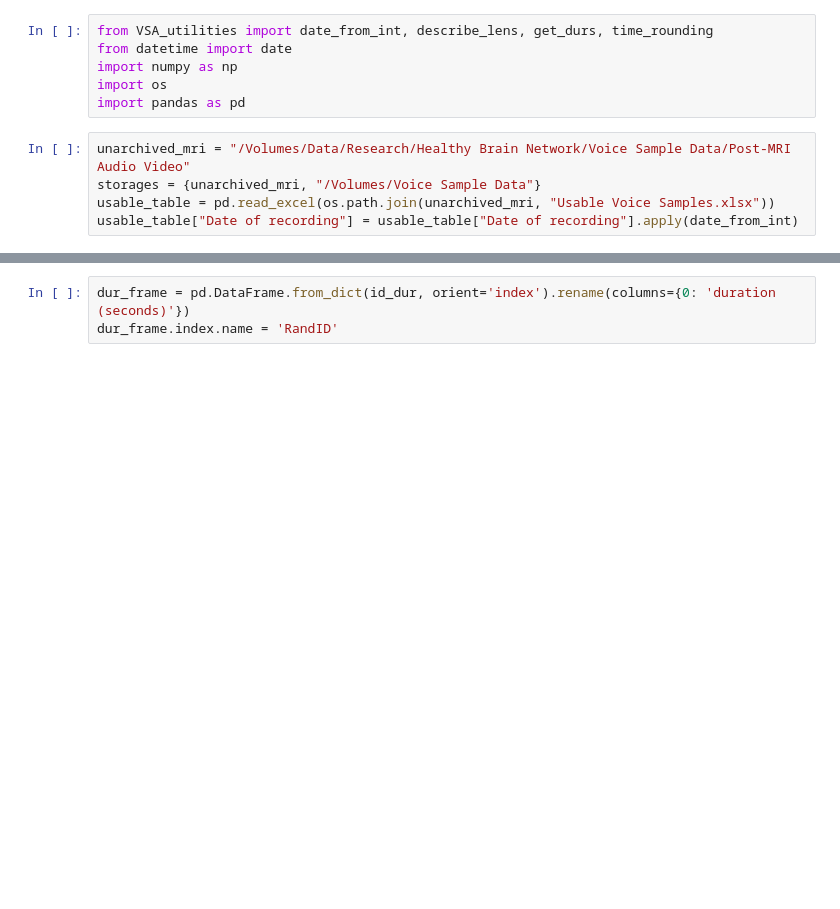
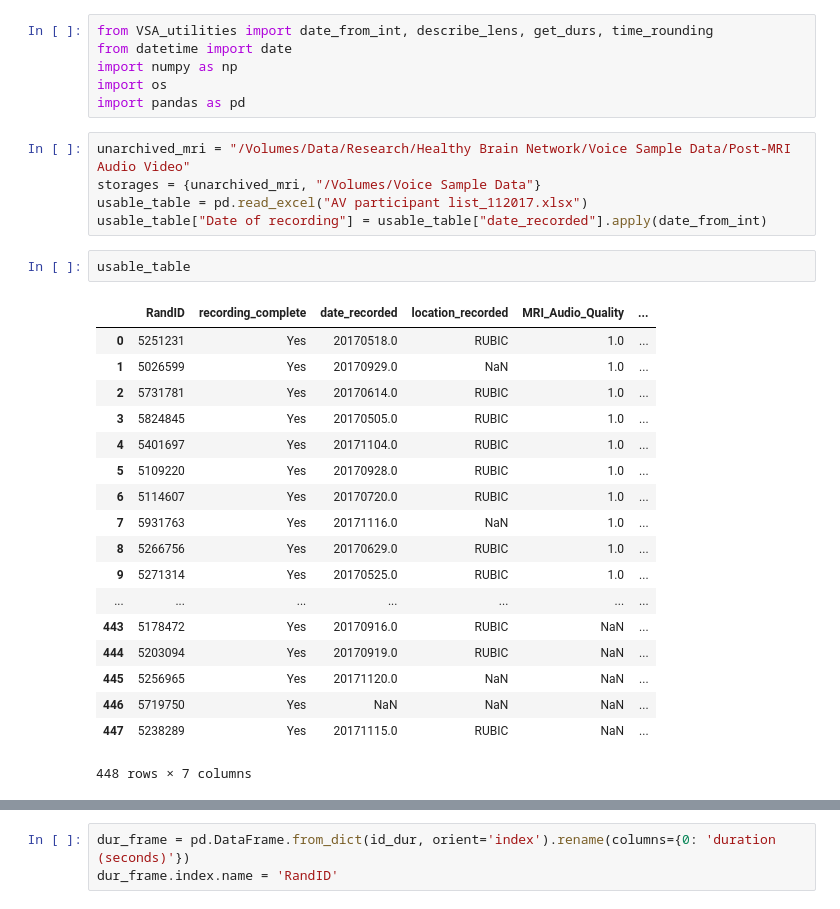
Before and after one commit to ChildMindInstitute/VoiceSampleAnalysis, a Jupyter notebook: Average_Length_Usable_MRI.ipynb, the cells around one changed output, grey strips where cells are left out. Saved outputs shown, nothing was run; the diff lists cells and outputs as text; blank space fills up the shorter version.

```diff
--- a/Average_Length_Usable_MRI.ipynb
+++ b/Average_Length_Usable_MRI.ipynb
@@ -13,8 +10,29 @@ import pandas as pd
 # %%
 unarchived_mri = "/Volumes/Data/Research/Healthy Brain Network/Voice Sample Data/Post-MRI Audio Video"
 storages = {unarchived_mri, "/Volumes/Voice Sample Data"}
-usable_table = pd.read_excel(os.path.join(unarchived_mri, "Usable Voice Samples.xlsx"))
-usable_table["Date of recording"] = usable_table["Date of recording"].apply(date_from_int)
+usable_table = pd.read_excel("AV participant list_112017.xlsx")
+usable_table["Date of recording"] = usable_table["date_recorded"].apply(date_from_int)
+# %%
+usable_table
+# %% [output]
+|  | RandID | recording_complete | date_recorded | location_recorded | MRI_Audio_Quality | ... |
+| 0 | 5251231 | Yes | 20170518.0 | RUBIC | 1.0 | ... |
+| 1 | 5026599 | Yes | 20170929.0 | NaN | 1.0 | ... |
+| 2 | 5731781 | Yes | 20170614.0 | RUBIC | 1.0 | ... |
+| 3 | 5824845 | Yes | 20170505.0 | RUBIC | 1.0 | ... |
+| 4 | 5401697 | Yes | 20171104.0 | RUBIC | 1.0 | ... |
+| 5 | 5109220 | Yes | 20170928.0 | RUBIC | 1.0 | ... |
+| 6 | 5114607 | Yes | 20170720.0 | RUBIC | 1.0 | ... |
+| 7 | 5931763 | Yes | 20171116.0 | NaN | 1.0 | ... |
+| 8 | 5266756 | Yes | 20170629.0 | RUBIC | 1.0 | ... |
+| 9 | 5271314 | Yes | 20170525.0 | RUBIC | 1.0 | ... |
+| ... | ... | ... | ... | ... | ... | ... |
+| 443 | 5178472 | Yes | 20170916.0 | RUBIC | NaN | ... |
+| 444 | 5203094 | Yes | 20170919.0 | RUBIC | NaN | ... |
+| 445 | 5256965 | Yes | 20171120.0 | NaN | NaN | ... |
+| 446 | 5719750 | Yes | NaN | NaN | NaN | ... |
+| 447 | 5238289 | Yes | 20171115.0 | RUBIC | NaN | ... |
+448 rows × 7 columns
 # %%
 lens_usable = []
 dur_dict = dict()
```
Also changed, not shown: parts of 18 cells of this notebook, 1 other file.
